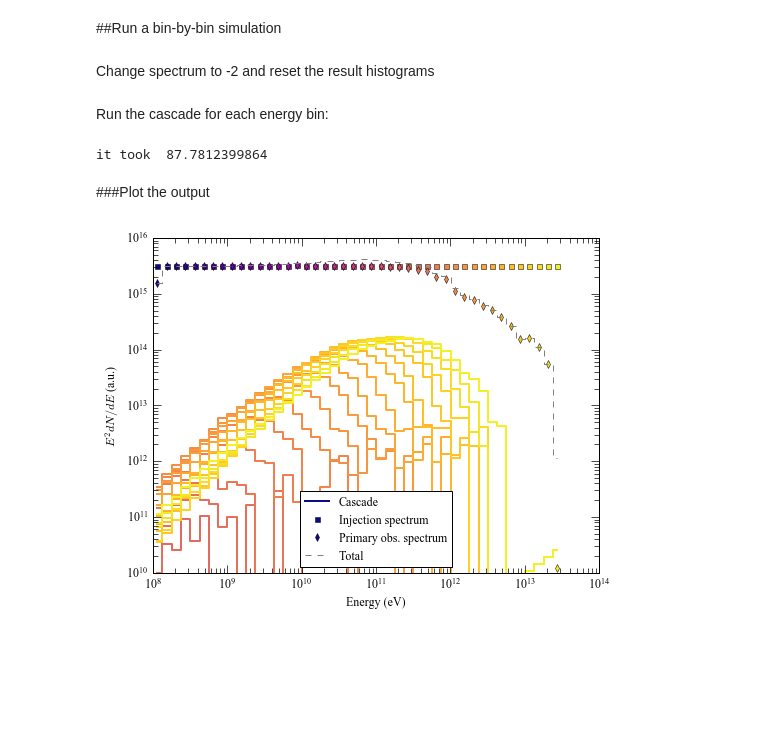
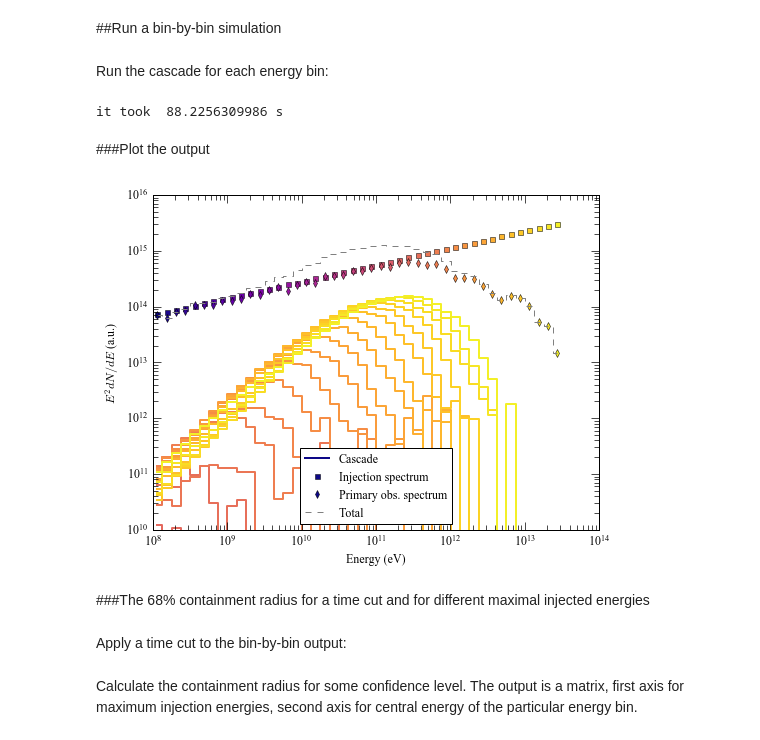
Before and after one commit to me-manu/myElmag202, a Jupyter notebook: example.ipynb, the cells around one changed output. Cells and saved outputs as stored; diff of their text form; code cells hidden in the pictures; blank space fills up the shorter version.

```diff
--- a/example.ipynb
+++ b/example.ipynb
@@ -49,3 +45,12 @@ print e._e.user_variables.igmf # this is the internal parameter passed to the Fo
+# %%
+e.igmf = 1e-15
+e.gam1 = config['gam1']
+e.gam1 = config['gam2']
+e.ebreak = 31.6227e12
+e.egmax = 31.6227e12
+e.emin = 1e8
+e.n_bine = int(np.log10(e.egmax / e.emin) * 8 + 2) # Set to 8 bins per decade, with left bin boundary aligned with 1 GeV
+e.set_params()
 # %% [markdown]
 Set up the result arrays. Note that these have to be re-initialized each time you run the cascade. Otherwise the new runs will also be added to the histograms.
 # %%
@@ -126,7 +137,7 @@ r = halo.calc_conf_radius(e.hist_etht, e.th, conf,
                           emin = emin,
                           emax = emax,
                           e_lbounds = e.EeV_lbounds,
-                          interp = True
+                          interp = False
                          )
 
 print "{0:.1f} containment radius: {1:.2f} degrees".format(conf * 100,r)
@@ -236,22 +247,17 @@ for i in range(3):
 # %% [markdown]
 ##Run a bin-by-bin simulation
-# %% [markdown]
-Change spectrum to -2 and reset the result histograms
-# %%
-e.gam1 = -2.
-e.ebreak = 31.6227e12
-e.egmax = 31.6227e12
-e.emin = 1e8
-e.n_bine = int(np.log10(e.egmax / e.emin) * 8 + 2) # Set to 8 bins per decade, with left bin boundary aligned with 1 GeV
-e.set_params()
 # %% [markdown]
 Run the cascade for each energy bin:
 # %%
 z = 0.14 # source redshift
 nmax = 1e2 # number of injected particles for weight = 1
-binByBinCasc = np.ones((e.EeV.shape[0],e.EeV.shape[0])) * 1e-20 # results for cascade photons
-binByBinPrim = np.ones(e.EeV.shape[0]) * 1e-20 # results for primary photons
-binByBinInit = np.ones(e.EeV.shape[0]) * 1e-20 # results for injected photons
+binByBinCasc = np.ones((e.EeV.shape[0],     # true energy axis
+                        e.EeV.shape[0],     # obs energy axis
+                        e.n_binth,  # angular separation axis
+                        e.n_bint,   # time delay axis
+                        )) * e.replaceZero
+binByBinInit = np.ones(e.EeV.shape[0]) * e.replaceZero # results for injected photons
+
 
 t0 = time()
 for i,E in enumerate(e.EeV): # run the cascade for each energy bin
@@ -261,12 +267,11 @@ for i,E in enumerate(e.EeV): # run the cascade for each energy bin
     e.bin_by_bin_cascade(z,nmax, ibin = i, ebl_weight=4)
     # Otherwise use this line:
     #e.bin_by_bin_cascade(z,nmax, ibin = i)
-    binByBinCasc[i] = e.hist_eth[:,1:].sum(axis = 1)
-    binByBinPrim[i] = e.hist_eth[:,0].sum()
+    binByBinCasc[i] = e.hist_etht
     binByBinInit[i] = e.init_hist.sum()
-print 'it took ',time() - t0
+print 'it took ',time() - t0, 's'
 # %% [output]
-it took  87.7812399864
+it took  88.2256309986 s
 # %% [markdown]
 ###Plot the output
 # %%
@@ -278,34 +283,36 @@ cp = plt.cm.plasma
 
 
 for i,b in enumerate(binByBinCasc):
-    plt.plot(e.EeV , b * e.EeV,
+    plt.plot(e.EeV , b[:,1:,1:].sum(axis = 2).sum(axis = 1) * e.EeV,
         drawstyle = 'steps-mid', lw = 2, color = cp(i / float(e.EeV.shape[0])),
             label = '' if i else 'Cascade')
 
     plt.plot(e.EeV[i] ,
         binByBinInit[i] * e.EeV[i],
         ls = 'none', marker = 's', ms = 5,
         lw = 2, color = cp(i / float(e.EeV.shape[0])),
             label = '' if i else 'Injection spectrum')
 
+
+for i,b in enumerate(binByBinCasc[:,:,0,0].sum(axis = 0)):
     plt.plot(e.EeV[i] ,
-        binByBinPrim[i] * e.EeV[i],
+        b * e.EeV[i],
         ls = 'None', marker = 'd', ms = 5,
         lw = 2, color = cp(i / float(e.EeV.shape[0])),
             label = '' if i else 'Primary obs. spectrum')
 
 plt.plot(e.EeV ,
-         (binByBinCasc.sum(axis = 0) + binByBinPrim) * e.EeV,
+         binByBinCasc.sum(axis = 3).sum(axis = 2).sum(axis = 0) * e.EeV,
          color = '0.5',
          drawstyle = 'steps-mid', lw = 1, ls = '--',
         label = 'Total')
 
 plt.legend(loc = 'lower center')
 v = np.array(plt.axis())
 v[-2] = v[-1] / 1e6
 plt.axis(v)
 plt.xlabel('Energy (eV)')
 plt.ylabel('$E^2 dN / dE$ (a.u.)')
 plt.savefig('cascade_example.png', format = 'png', dpi = 200)
 # %% [output]
-[figure, old version]
+[figure, new version]
@@ -311,0 +323,4 @@ plt.savefig('cascade_example.png', format = 'png', dpi = 200)
+# %% [markdown]
+###The 68% containment radius for a time cut and for different maximal injected energies
+# %% [markdown]
+Apply a time cut to the bin-by-bin output:
@@ -311,0 +330,2 @@ plt.savefig('cascade_example.png', format = 'png', dpi = 200)
+# %% [markdown]
+Calculate the containment radius for some confidence level. The output is a matrix, first axis for maximum injection energies, second axis for central energy of the particular energy bin.
```
Also changed, not shown: parts of 17 cells of this notebook.
